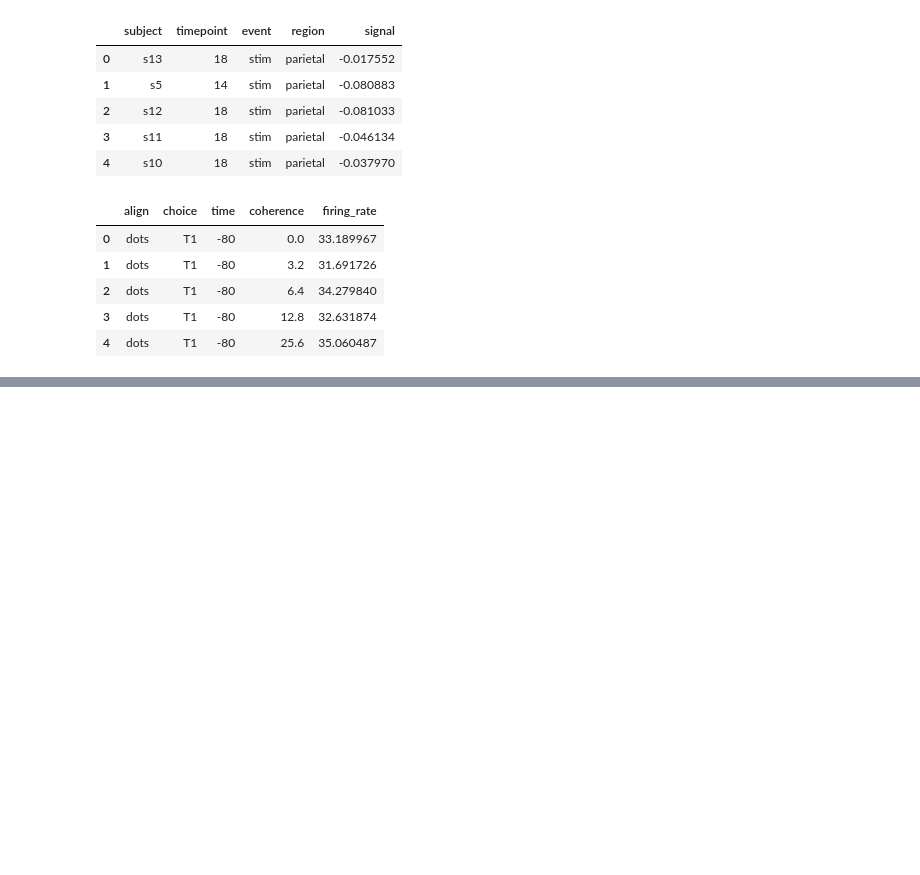
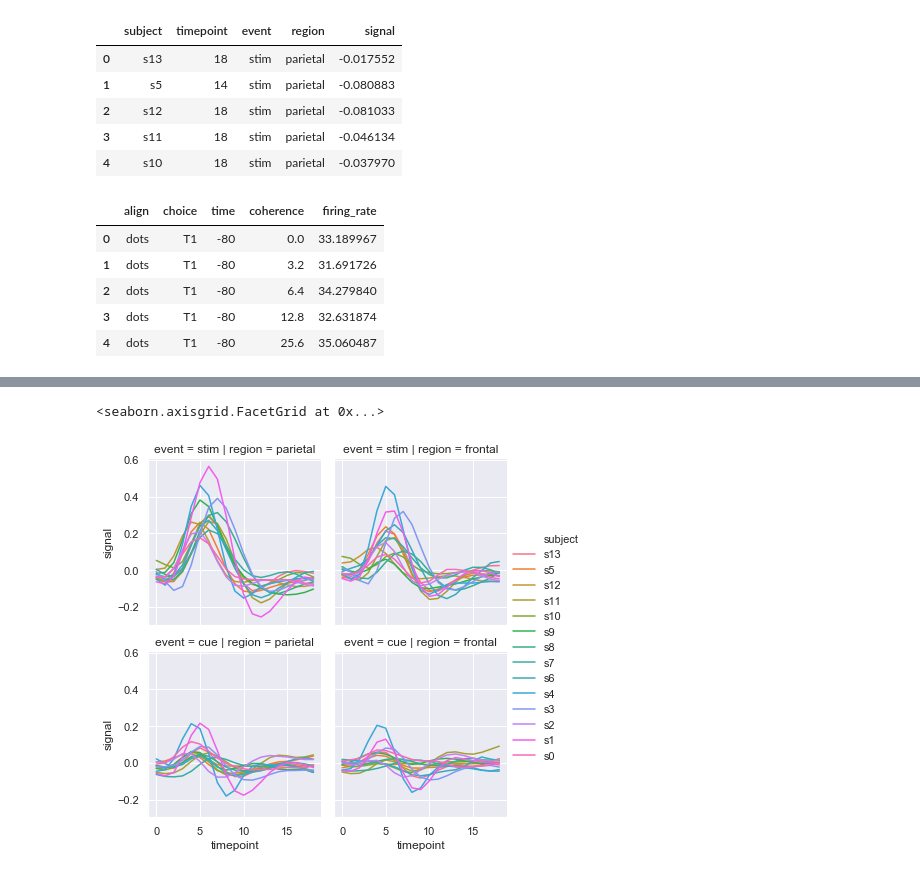
Before and after one commit to flanuer/seaborn, a Jupyter notebook: sborntesttingcourse.ipynb, the cells around one changed output, grey strips where cells are left out. Cells and saved outputs as stored; diff of their text form; code cells hidden in the pictures; blank space fills up the shorter version.

```diff
--- a/sborntesttingcourse.ipynb
+++ b/sborntesttingcourse.ipynb
@@ -172,0 +216,5 @@ sns.relplot(x = 'time', y = 'firing_rate', kind = 'line', data = dots, hue = 'co
+# %%
+sns.relplot(x = 'timepoint', y = 'signal', hue = 'subject', col = 'region', row = 'event', height=3, kind='line', estimator = None, data = fmri)
+# %% [output]
+<seaborn.axisgrid.FacetGrid at 0x...>
+[figure, added]
```
Also changed, not shown: parts of 28 cells of this notebook.
